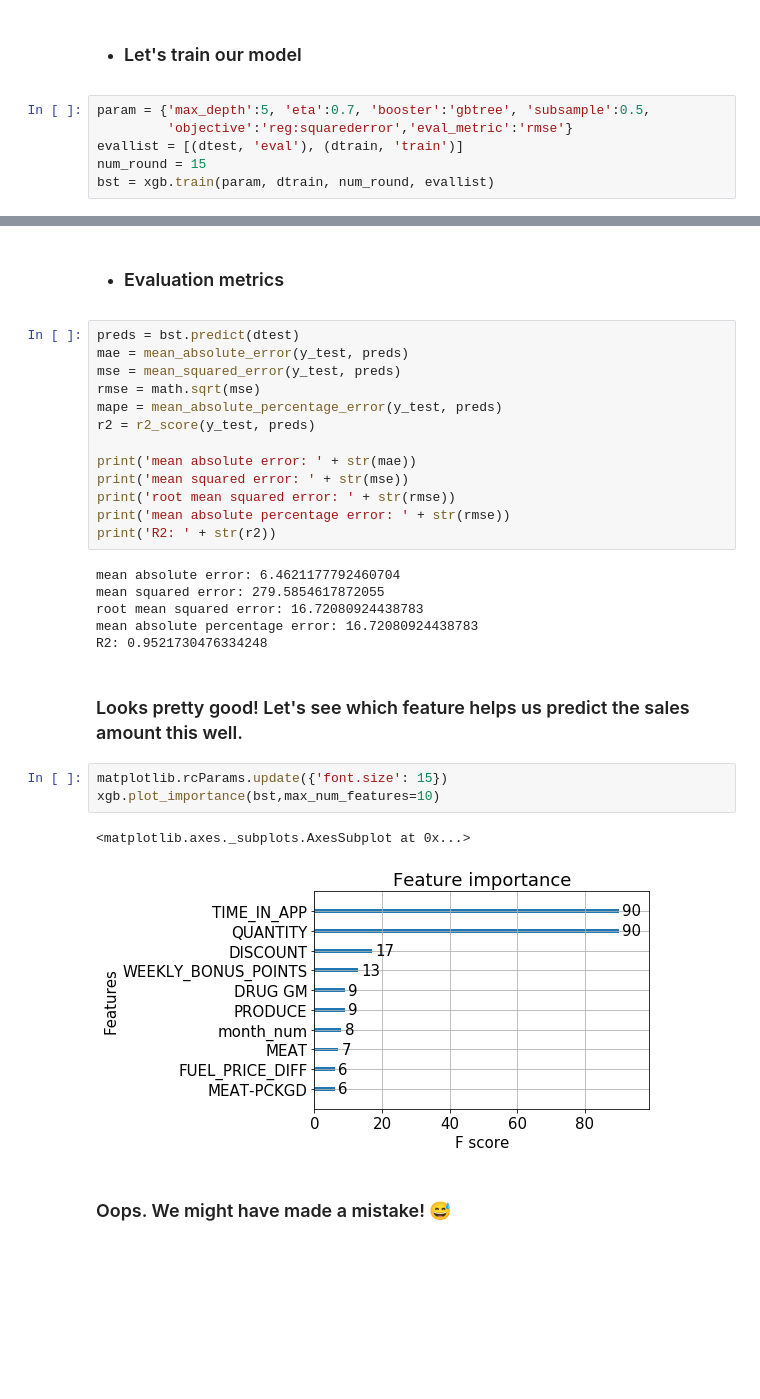
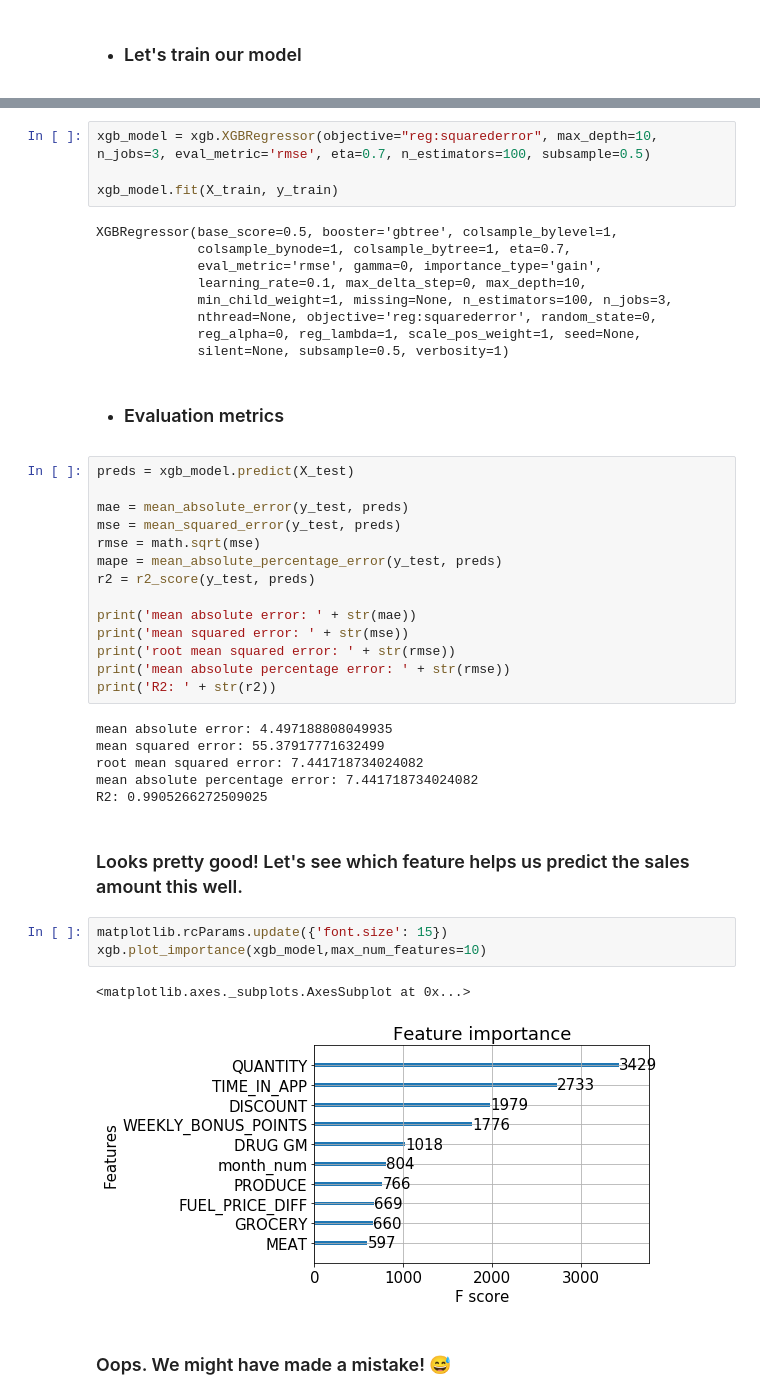
Before and after one commit to robmoratore/ShellDnA, a Jupyter notebook: DnA 2.0/cleaned main notebook.ipynb, the cells around one changed output, grey strips where cells are left out. Drawn from its saved outputs; the diff is of its cells as text; blank space fills up the shorter version.

```diff
--- a/DnA 2.0/cleaned main notebook.ipynb
+++ b/DnA 2.0/cleaned main notebook.ipynb
@@ -586,9 +584,3 @@ See the caveats in the documentation: http://pandas.pydata.org/pandas-docs/stabl
   import sys
 # %% [markdown]
 * ### Let's train our model
-# %%
-param = {'max_depth':5, 'eta':0.7, 'booster':'gbtree', 'subsample':0.5,
-         'objective':'reg:squarederror','eval_metric':'rmse'}
-evallist = [(dtest, 'eval'), (dtrain, 'train')]
-num_round = 15
-bst = xgb.train(param, dtrain, num_round, evallist)
@@ -611,7 +587,21 @@ bst = xgb.train(param, dtrain, num_round, evallist)
+# %%
+xgb_model = xgb.XGBRegressor(objective="reg:squarederror", max_depth=10, n_jobs=3, eval_metric='rmse', eta=0.7, n_estimators=100, subsample=0.5)
+
+xgb_model.fit(X_train, y_train)
+# %% [output]
+XGBRegressor(base_score=0.5, booster='gbtree', colsample_bylevel=1,
+             colsample_bynode=1, colsample_bytree=1, eta=0.7,
+             eval_metric='rmse', gamma=0, importance_type='gain',
+             learning_rate=0.1, max_delta_step=0, max_depth=10,
+             min_child_weight=1, missing=None, n_estimators=100, n_jobs=3,
+             nthread=None, objective='reg:squarederror', random_state=0,
+             reg_alpha=0, reg_lambda=1, scale_pos_weight=1, seed=None,
+             silent=None, subsample=0.5, verbosity=1)
 # %% [markdown]
 * ### Evaluation metrics
 # %%
-preds = bst.predict(dtest)
+preds = xgb_model.predict(X_test)
+
 mae = mean_absolute_error(y_test, preds)
 mse = mean_squared_error(y_test, preds)
 rmse = math.sqrt(mse)
@@ -624,19 +614,19 @@ print('root mean squared error: ' + str(rmse))
 print('mean absolute percentage error: ' + str(rmse))
 print('R2: ' + str(r2))
 # %% [output]
-mean absolute error: 6.4621177792460704
-mean squared error: 279.5854617872055
-root mean squared error: 16.72080924438783
-mean absolute percentage error: 16.72080924438783
-R2: 0.9521730476334248
+mean absolute error: 4.497188808049935
+mean squared error: 55.37917771632499
+root mean squared error: 7.441718734024082
+mean absolute percentage error: 7.441718734024082
+R2: 0.9905266272509025
 # %% [markdown]
 ### Looks pretty good! Let's see which feature helps us predict the sales amount this well.
 # %%
 matplotlib.rcParams.update({'font.size': 15})
-xgb.plot_importance(bst,max_num_features=10)
+xgb.plot_importance(xgb_model,max_num_features=10)
 # %% [output]
 <matplotlib.axes._subplots.AxesSubplot at 0x...>
-[figure, old version]
+[figure, new version]
 # %% [markdown]
 ### Oops. We might have made a mistake! 😅
 # %%
```
Also changed, not shown: parts of 48 cells of this notebook, 1 other file.
